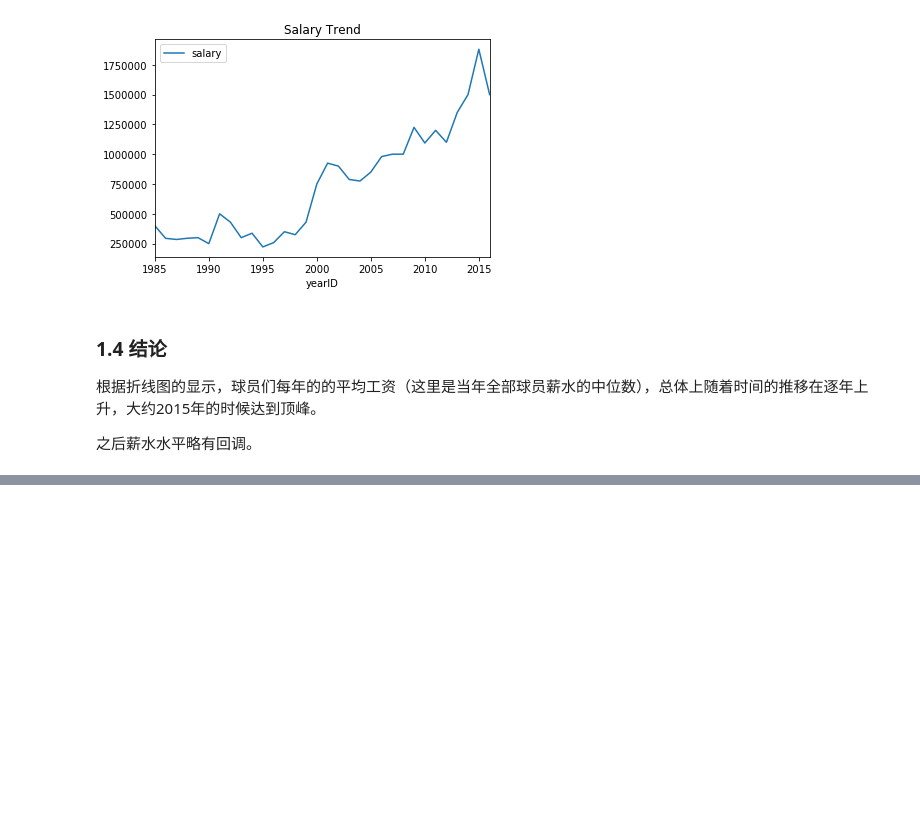
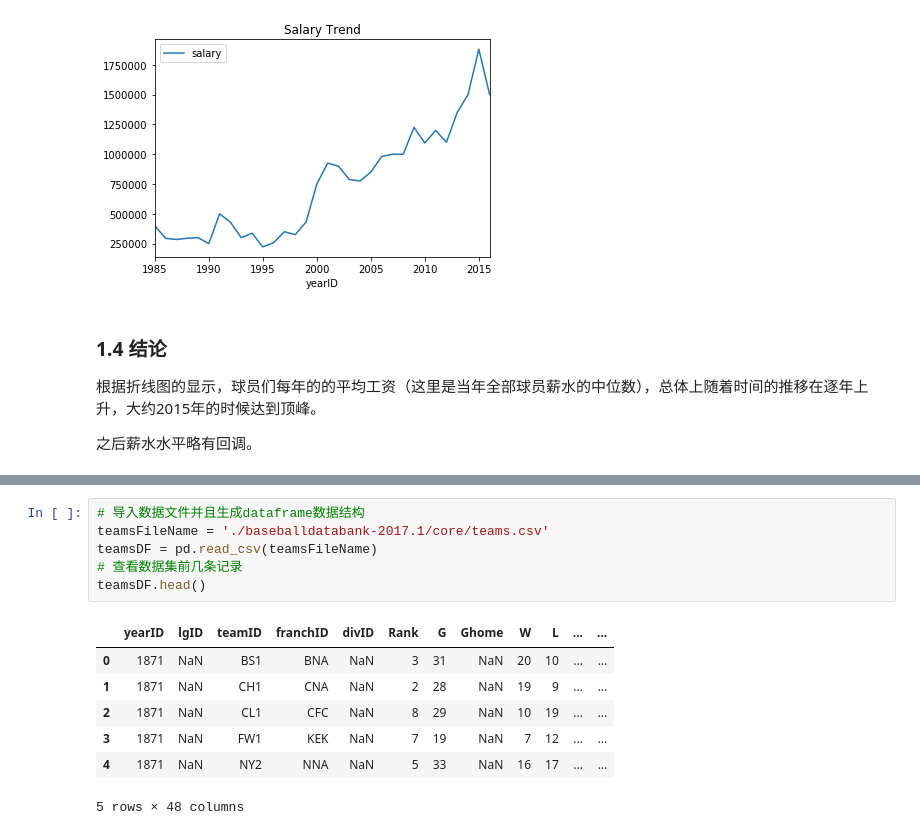
Before and after one commit to sunrise2075/ud-ml-basics-p4-dataset-investigation, a Jupyter notebook: data-report.ipynb, the cells around one changed output, grey strips where cells are left out. Saved outputs shown, nothing was run; the diff lists cells and outputs as text; blank space fills up the shorter version.

```diff
--- a/data-report.ipynb
+++ b/data-report.ipynb
@@ -218,0 +223,14 @@ salaryYearDF.plot(title='Salary Trend')
+# %%
+# 导入数据文件并且生成dataframe数据结构
+teamsFileName = './baseballdatabank-2017.1/core/teams.csv'
+teamsDF = pd.read_csv(teamsFileName)
+# 查看数据集前几条记录
+teamsDF.head()
+# %% [output]
+|  | yearID | lgID | teamID | franchID | divID | Rank | G | Ghome | W | L | ... | ... |
+| 0 | 1871 | NaN | BS1 | BNA | NaN | 3 | 31 | NaN | 20 | 10 | ... | ... |
+| 1 | 1871 | NaN | CH1 | CNA | NaN | 2 | 28 | NaN | 19 | 9 | ... | ... |
+| 2 | 1871 | NaN | CL1 | CFC | NaN | 8 | 29 | NaN | 10 | 19 | ... | ... |
+| 3 | 1871 | NaN | FW1 | KEK | NaN | 7 | 19 | NaN | 7 | 12 | ... | ... |
+| 4 | 1871 | NaN | NY2 | NNA | NaN | 5 | 33 | NaN | 16 | 17 | ... | ... |
+5 rows × 48 columns
```
Also changed, not shown: parts of 9 cells of this notebook, 1 other file.
